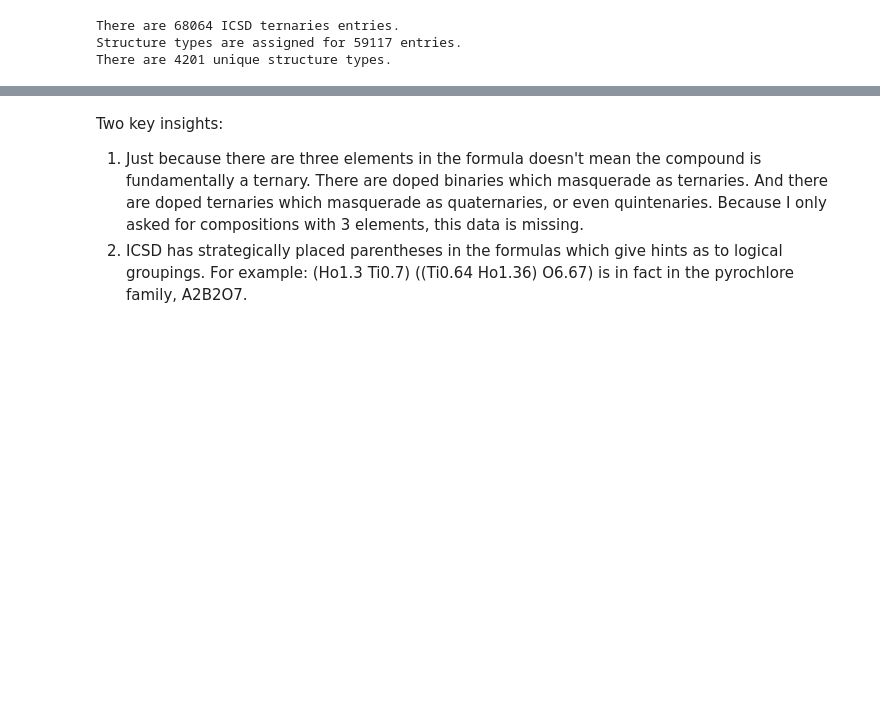
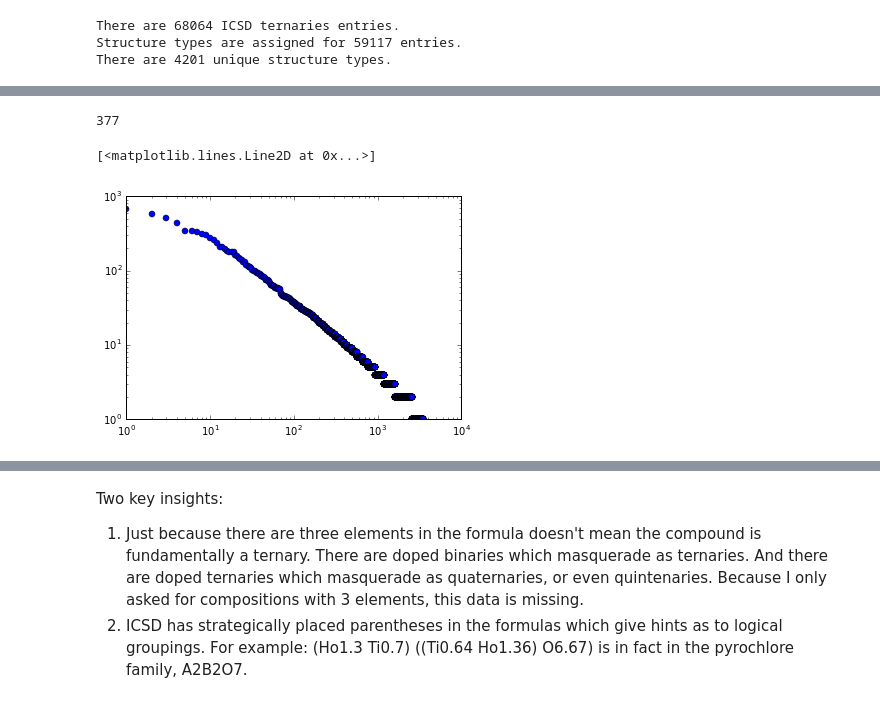
Before and after one commit to bismayan/MaterialsMachineLearning, a Jupyter notebook: Understanding ICSD data.ipynb, the cells around one changed output, grey strips where cells are left out. Cells and saved outputs as stored; diff of their text form; code cells hidden in the pictures; blank space fills up the shorter version.

```diff
--- a/Understanding ICSD data.ipynb
+++ b/Understanding ICSD data.ipynb
@@ -45,0 +81,4 @@ unique_structure_types
+# %%
+len(set([x[2] for x in data if x[3] == 'Perovskite-GdFeO3']))
+# %% [output]
+377
@@ -45,0 +91,9 @@ unique_structure_types
+# %%
+uniq_struct_type_freq = Counter(x[2] for x in uniq_phases if x[2] is not '')
+uniq_struct_type_freq_sorted = sorted(uniq_struc_type_freq.items(), key = lambda x: x[1], reverse = True)
+# %%
+plt.loglog(range(1, len(uniq_struct_type_freq_sorted)+1),
+           [x[1] for x in uniq_struct_type_freq_sorted], 'o')
+# %% [output]
+[<matplotlib.lines.Line2D at 0x...>]
+[figure, added]
```
Also changed, not shown: parts of 17 cells of this notebook.
